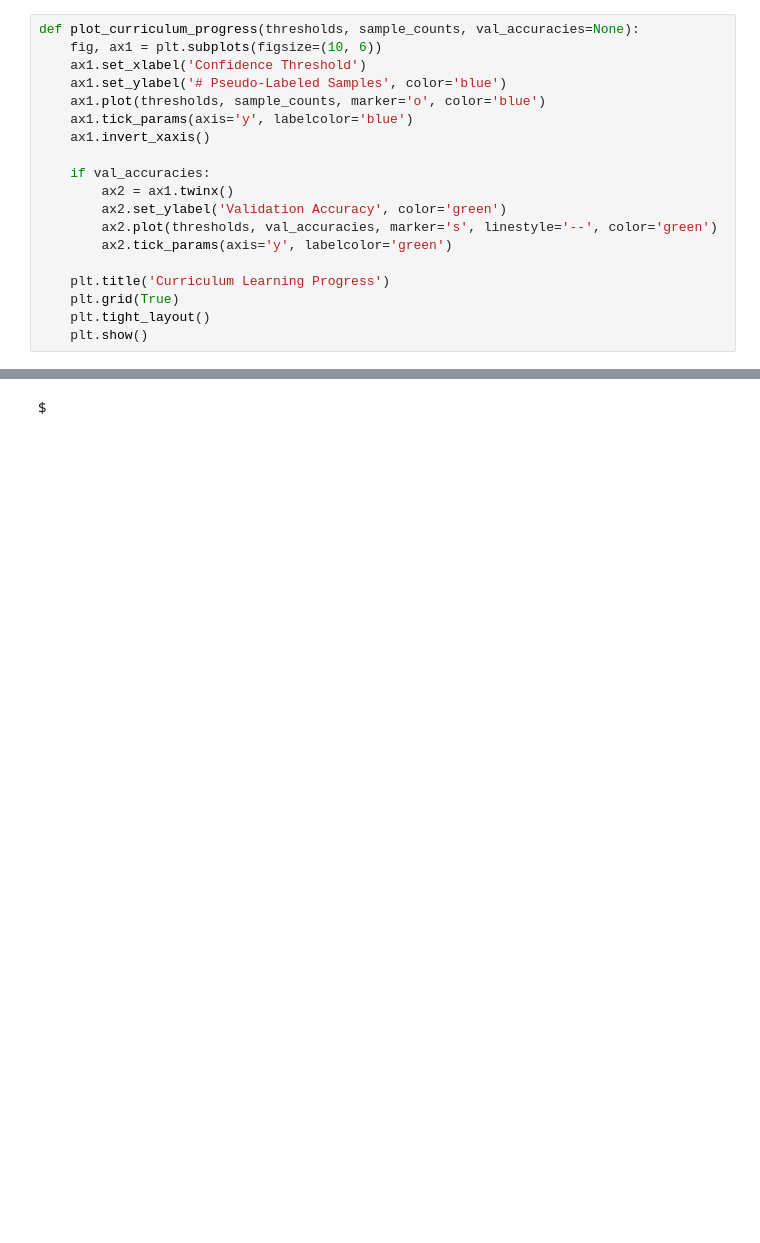
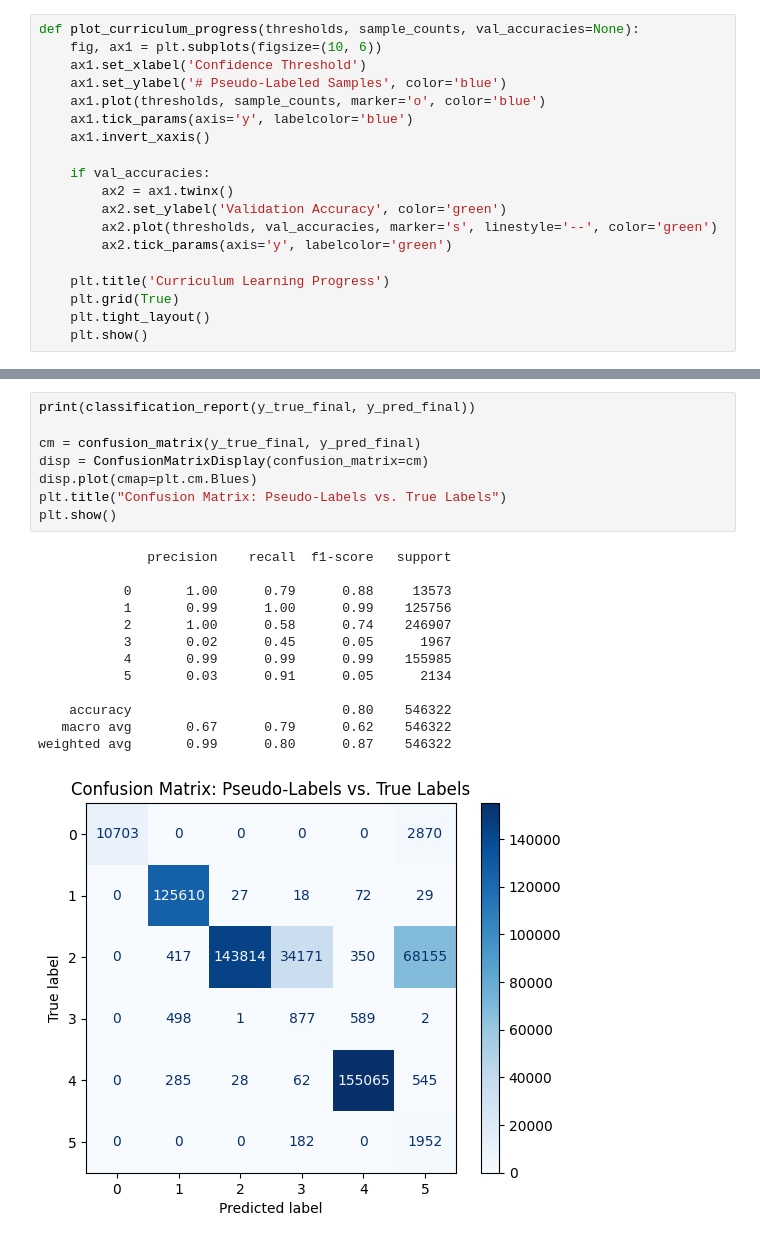
Before and after one commit to lucchinaluca/thesis-datasec, a Jupyter notebook: Pseudo-Labeling.ipynb, the cells around one changed output, grey strips where cells are left out. Saved outputs shown, nothing was run; the diff lists cells and outputs as text; blank space fills up the shorter version.

Commit message:
ran code with added soft label loss
results are good-ish fine tuning could be needed

```diff
--- a/Pseudo-Labeling.ipynb
+++ b/Pseudo-Labeling.ipynb
@@ -561,3 +570,23 @@ predicted_label    313
 dtype: int64
-# %% [markdown]
-$
+# %%
+print(classification_report(y_true_final, y_pred_final))
+
+cm = confusion_matrix(y_true_final, y_pred_final)
+disp = ConfusionMatrixDisplay(confusion_matrix=cm)
+disp.plot(cmap=plt.cm.Blues)
+plt.title("Confusion Matrix: Pseudo-Labels vs. True Labels")
+plt.show()
+# %% [output]
+              precision    recall  f1-score   support
+
+           0       1.00      0.79      0.88     13573
+           1       0.99      1.00      0.99    125756
+           2       1.00      0.58      0.74    246907
+           3       0.02      0.45      0.05      1967
+           4       0.99      0.99      0.99    155985
+           5       0.03      0.91      0.05      2134
+
+    accuracy                           0.80    546322
+   macro avg       0.67      0.79      0.62    546322
+weighted avg       0.99      0.80      0.87    546322
+[figure, added]
```
Also changed, not shown: parts of 10 cells of this notebook.
